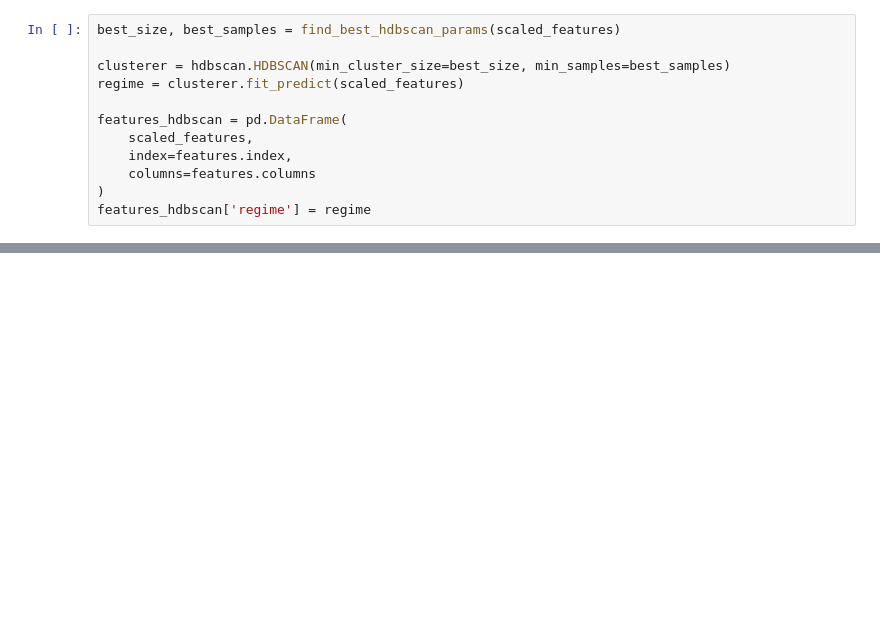
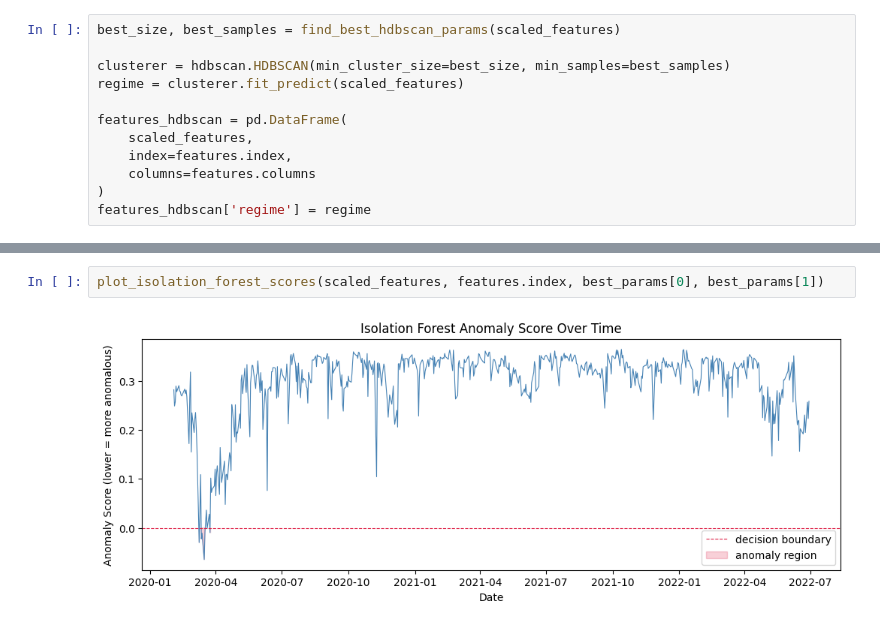
Before and after one commit to Will-78/Market-Regime-Detection, a Jupyter notebook: hdbscan.ipynb, the cells around one changed output, grey strips where cells are left out. Cells and saved outputs as stored; diff of their text form; blank space fills up the shorter version.

```diff
--- a/hdbscan.ipynb
+++ b/hdbscan.ipynb
@@ -76,0 +134,4 @@ features_hdbscan.assign(regime=regime).groupby('regime')["future_return"].mean()
+# %%
+plot_isolation_forest_scores(scaled_features, features.index, best_params[0], best_params[1])
+# %% [output]
+[figure, added]
```
Also changed, not shown: parts of 10 cells of this notebook, 4 other files.
